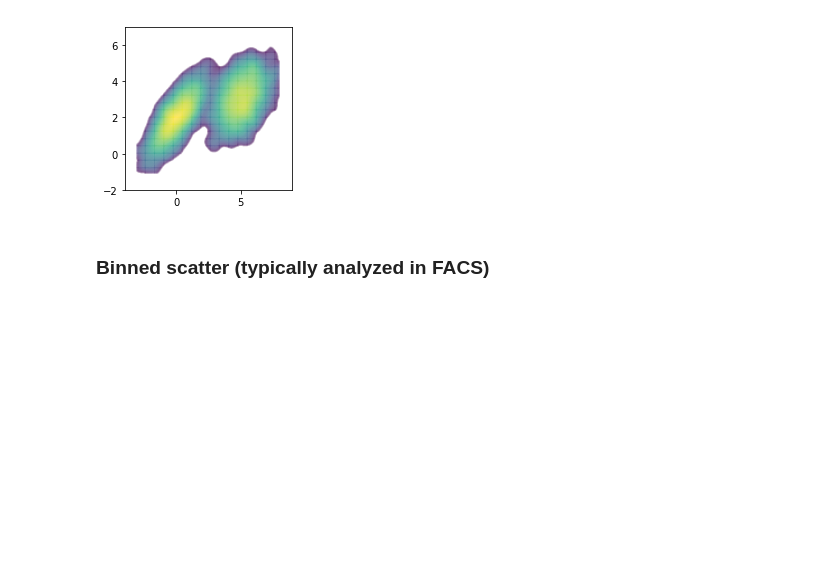
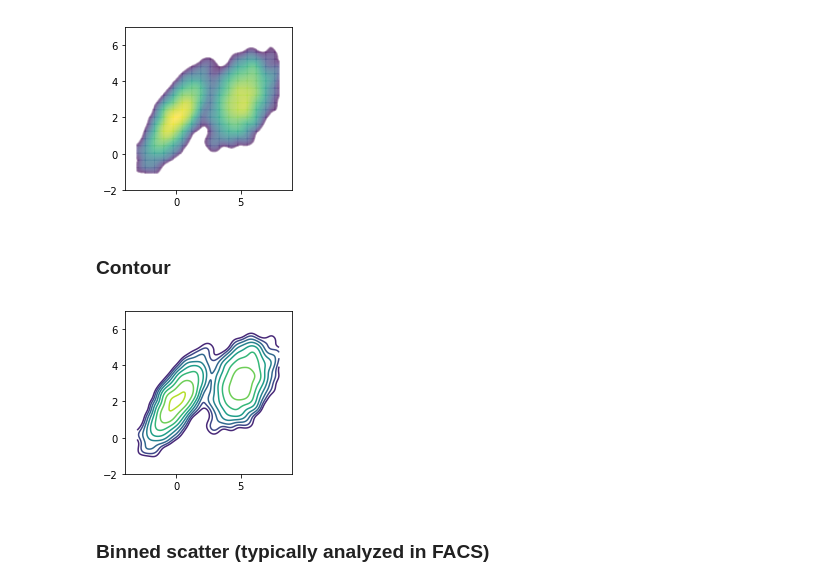
Before and after one commit to xuesoso/DensityPlot, a Jupyter notebook: tutorial.ipynb, the cells around one changed output. Cells and saved outputs as stored; diff of their text form; code cells hidden in the pictures; blank space fills up the shorter version.

Commit message:
added "contour" mode

```diff
--- a/tutorial.ipynb
+++ b/tutorial.ipynb
@@ -40,6 +40,13 @@ fig, ax = density2d(combined, alpha=0.03,
                     xlim=(-4, 9), ylim=(-2, 7), mode='mesh');
 # %% [output]
 [figure]
+# %% [markdown]
+### Contour
+# %%
+fig, ax = density2d(combined, alpha=0.03, s=10, mode='contour',
+                    xlim=(-4, 9), ylim=(-2, 7), bins=300, logz=True)
+# %% [output]
+[figure, added]
 # %% [markdown]
 ### Binned scatter (typically analyzed in FACS)
 # %%
```
Also changed, not shown: parts of 1 cell of this notebook, 2 other files.
